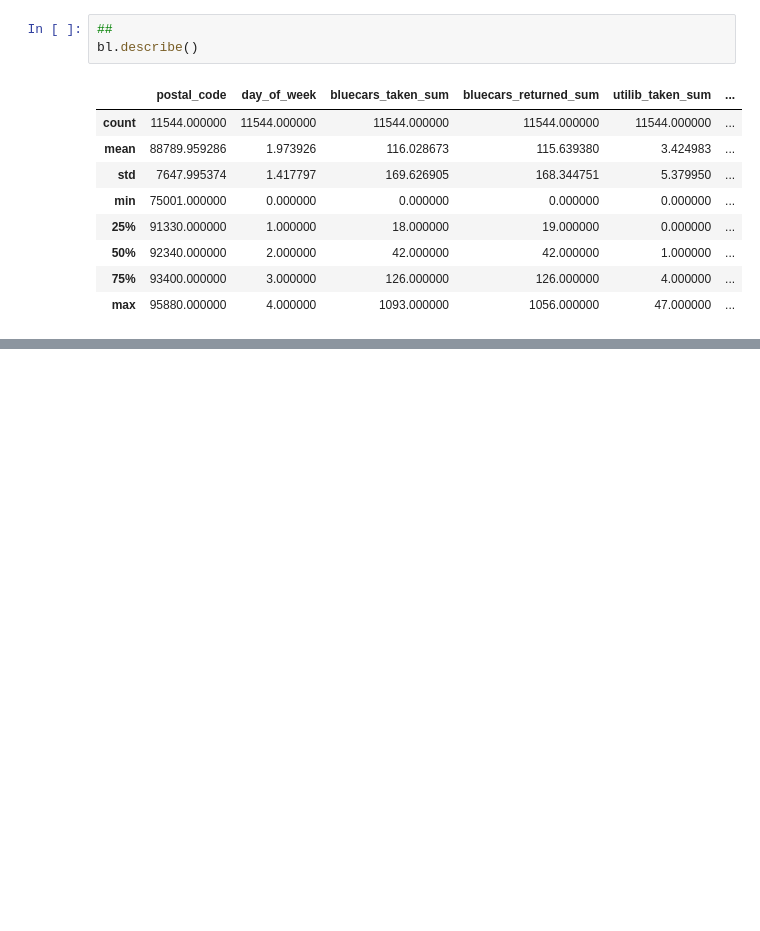
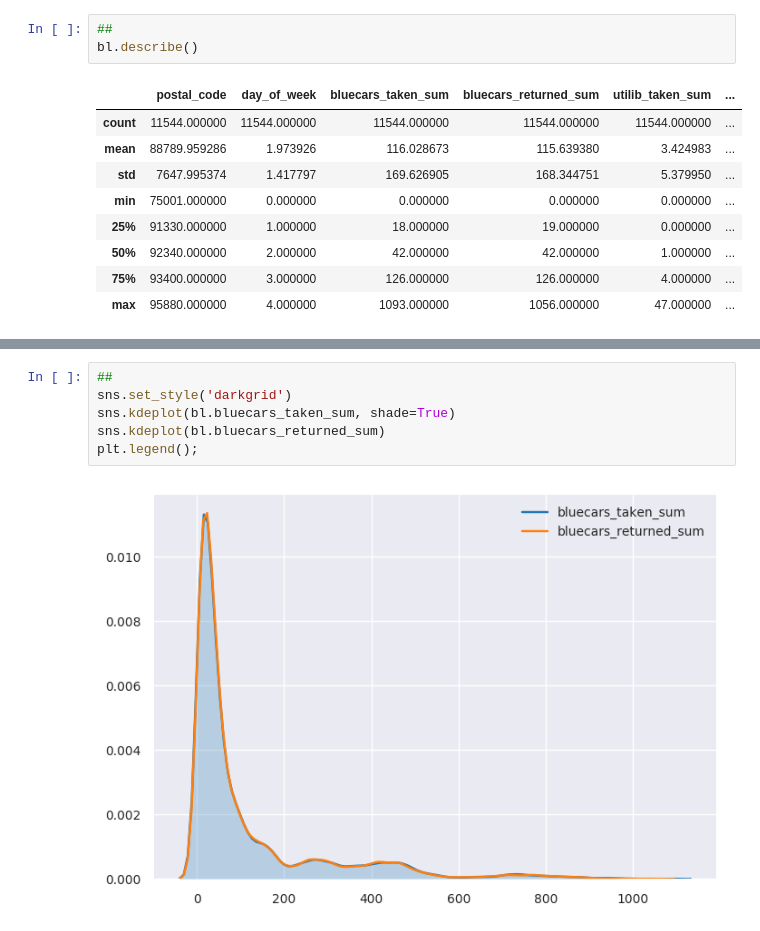
Before and after one commit to gakurujnr/Autolib-electric-car-sharing-service-company, a Jupyter notebook: Moringa_Data_Science_Core_W3_Independent_Project_2019_08_Peter_Gakuru_Python_Notebook.ipynb, the cells around one changed output, grey strips where cells are left out. Saved outputs shown, nothing was run; the diff lists cells and outputs as text; blank space fills up the shorter version.

```diff
--- a/Moringa_Data_Science_Core_W3_Independent_Project_2019_08_Peter_Gakuru_Python_Notebook.ipynb
+++ b/Moringa_Data_Science_Core_W3_Independent_Project_2019_08_Peter_Gakuru_Python_Notebook.ipynb
@@ -602,0 +629,8 @@ bl.describe()
+# %%
+##
+sns.set_style('darkgrid')
+sns.kdeplot(bl.bluecars_taken_sum, shade=True)
+sns.kdeplot(bl.bluecars_returned_sum)
+plt.legend();
+# %% [output]
+[figure, added]
```
Also changed, not shown: parts of 40 cells of this notebook.
